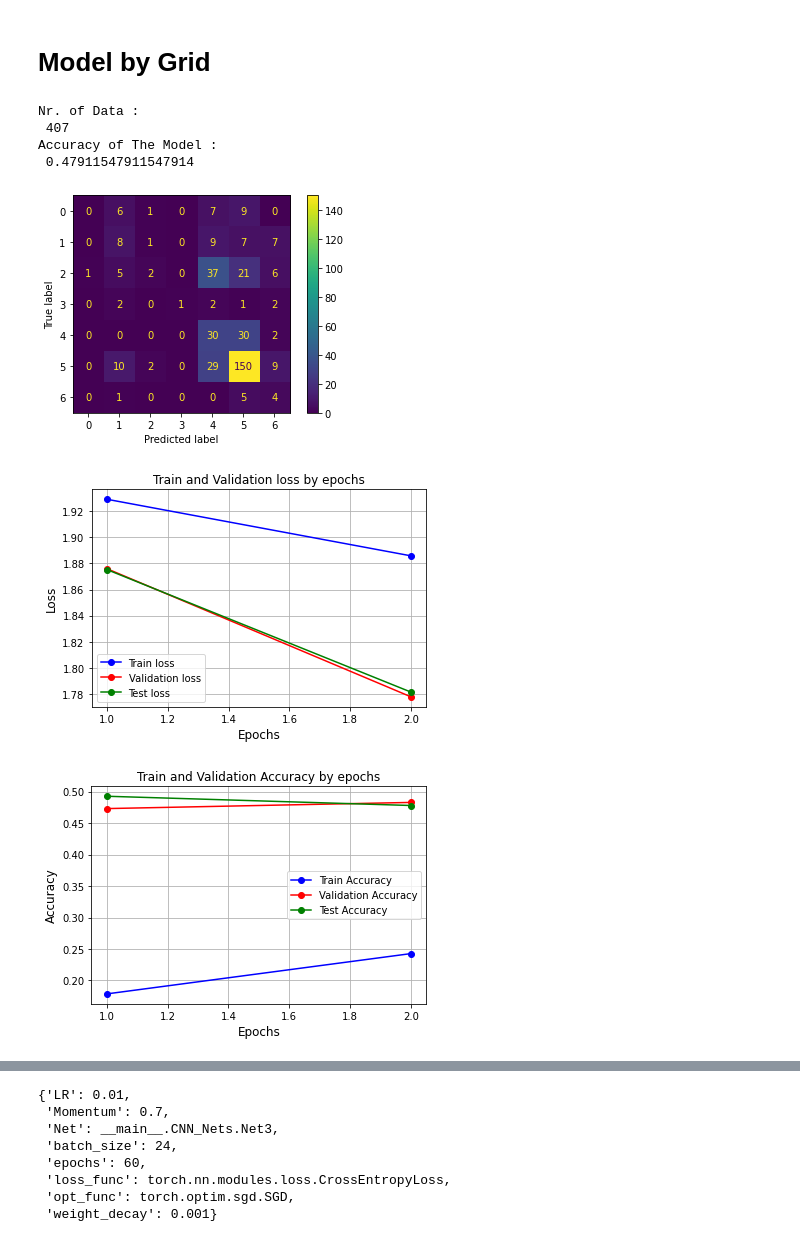
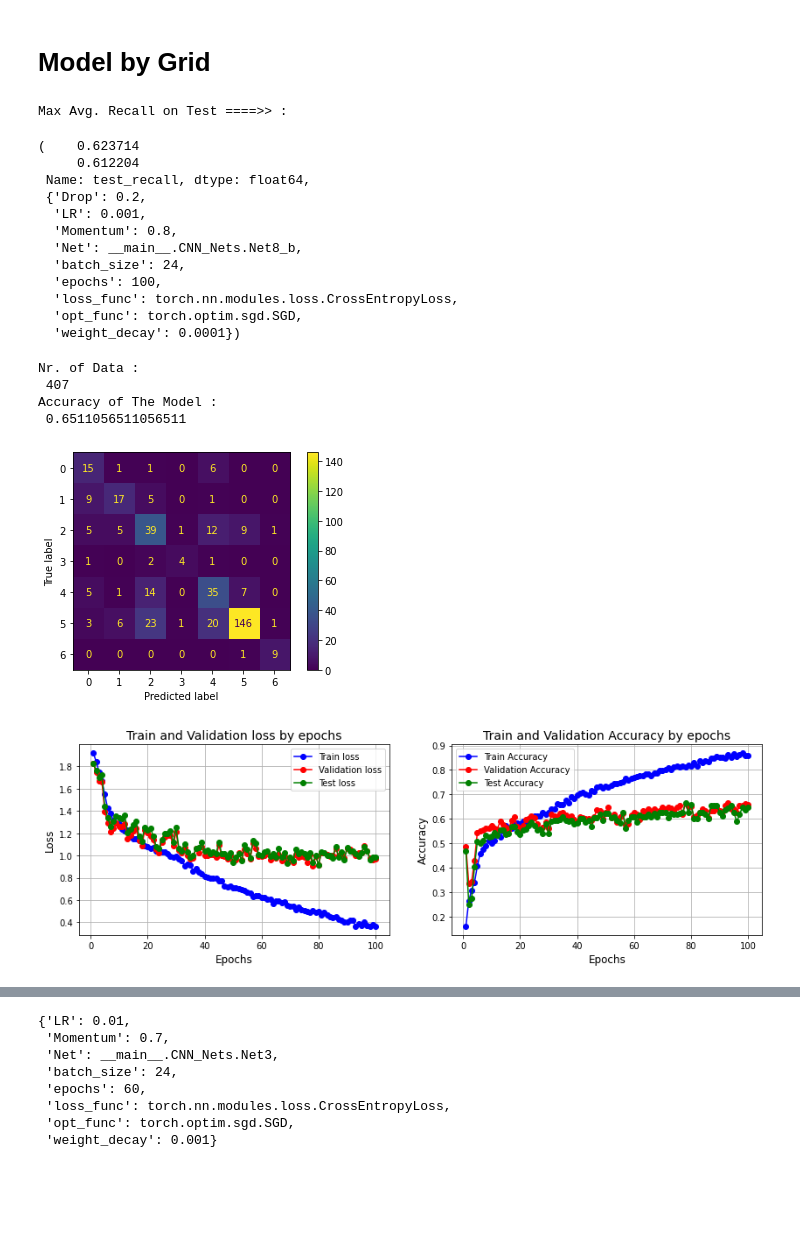
Before and after one commit to sepandms/SkinCare, a Jupyter notebook: CNN_280x210.ipynb, the cells around one changed output, grey strips where cells are left out. Cells and saved outputs as stored; diff of their text form; code cells hidden in the pictures; blank space fills up the shorter version.

```diff
--- a/CNN_280x210.ipynb
+++ b/CNN_280x210.ipynb
@@ -387,12 +386,12 @@ testDataset = dset(input_data[2], labels[2])
 # loss_func  =  [nn.CrossEntropyLoss]
 # opt_func = [torch.optim.SGD]
 
-Net = [CNN_Nets.Net8,CNN_Nets.Net8_a, CNN_Nets.Net8_b]
-Drop = [0.15]
+Net = [CNN_Nets.Net8, CNN_Nets.Net8_b]
+Drop = [0.2]
 LR = [ 1e-3]
 batch_size = [24]
 Momentum = [0.8]
-epochs = [50]
+epochs = [100]
 weight_decay = [1e-4]
 loss_func  =  [nn.CrossEntropyLoss]
 opt_func = [torch.optim.SGD]
@@ -447,19 +446,19 @@ for p in pbar:
     # test Avg. Sensitivity
     X = input_data[2].to(device)
     Y = labels[2]
-    Y_pred = model_(X).argmax(dim=1).to('cpu')
+    Y_pred = model_.forward_noDrop(X).argmax(dim=1).to('cpu')
     test_accuracy = sk.metrics.accuracy_score(Y, Y_pred )
     test_precision, test_recall, test_fscore, m = sk.metrics.precision_recall_fscore_support(Y, Y_pred, average = 'macro')
     # Valid Avg. Sensitivity
     X = input_data[1].to(device)
     Y = labels[1]
-    Y_pred = model_(X).argmax(dim=1).to('cpu')
+    Y_pred = model_.forward_noDrop(X).argmax(dim=1).to('cpu')
     valid_accuracy = sk.metrics.accuracy_score(Y, Y_pred )
     valid_precision, valid_recall, valid_fscore, m = sk.metrics.precision_recall_fscore_support(Y, Y_pred, average = 'macro')
     # Balanced test set Avg. Sensitivity
     X = Evaluation_set[0].to(device)
     Y = Evaluation_set[1]
-    Y_pred = model_(X).argmax(dim=1).to('cpu')
+    Y_pred = model_.forward_noDrop(X).argmax(dim=1).to('cpu')
     blc_test_precision, blc_test_recall, blc_test_fscore, m = sk.metrics.precision_recall_fscore_support(Y, Y_pred, average = 'macro')
 
 
@@ -480,7 +479,7 @@ for p in pbar:
 
     if export_csv:
       Hyper_Details.to_csv(G_save +'Grid_Search/' + export_name + date_hour+ '.csv')
-      pickle.dump(Hyper_Details, open(G_save +'Grid_Search/' +'AtuoEncoder_'+ date_hour+ '.pkl', 'wb'))
+      pickle.dump(Hyper_Details, open(G_save +'Grid_Search/' + export_name + date_hour+ '.pkl', 'wb'))
 
 
 Hyper_Details.sort_values('test_accuracy', ascending=False,inplace=True)
@@ -496,23 +495,36 @@ torch.manual_seed(0)
 Model_Grid.train()
 print('Max Avg. Recall on Test ====>> :')
 Grid_Details['test_recall'][:5], Grid_Details['hyper_param'][0]
+# %% [output]
+Max Avg. Recall on Test ====>> :
+(    0.623714
+     0.612204
+ Name: test_recall, dtype: float64,
+ {'Drop': 0.2,
+  'LR': 0.001,
+  'Momentum': 0.8,
+  'Net': __main__.CNN_Nets.Net8_b,
+  'batch_size': 24,
+  'epochs': 100,
+  'loss_func': torch.nn.modules.loss.CrossEntropyLoss,
+  'opt_func': torch.optim.sgd.SGD,
+  'weight_decay': 0.0001})
 # %%
 model_ = Model_Grid
 model_1 = model_.model.eval()
 X = input_data[2].to(device)
 Y = labels[2]
 # X = Evaluation_set[0].to(device)
 # Y = Evaluation_set[1]
-Y_pred = model_1(X).argmax(dim=1).to('cpu')
+Y_pred = model_1.forward_noDrop(X).argmax(dim=1).to('cpu')
 results = confusion_matrix(Y,Y_pred)
 plot_loss_accuracy(model_)
 results
 # %% [output]
 Nr. of Data :
  407
 Accuracy of The Model :
- 0.47911547911547914
+ 0.6511056511056511
-[figure, old version]
+[figure, new version]
-[figure, old version]
+[figure, new version]
-[figure, removed]
 |  | weights | Precision | Recall_Sensitivity | Specificity | f1_score |
```
Also changed, not shown: parts of 2 cells of this notebook.
